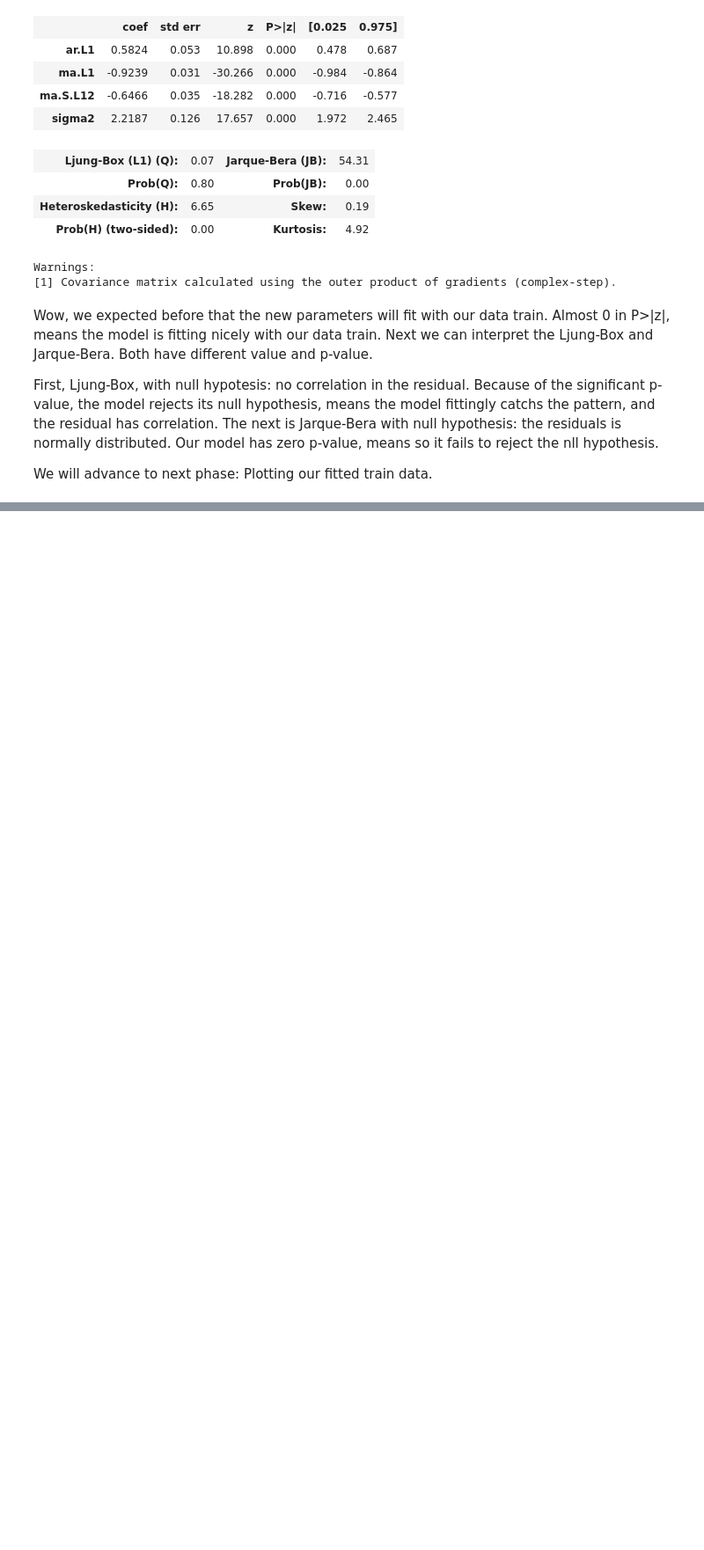
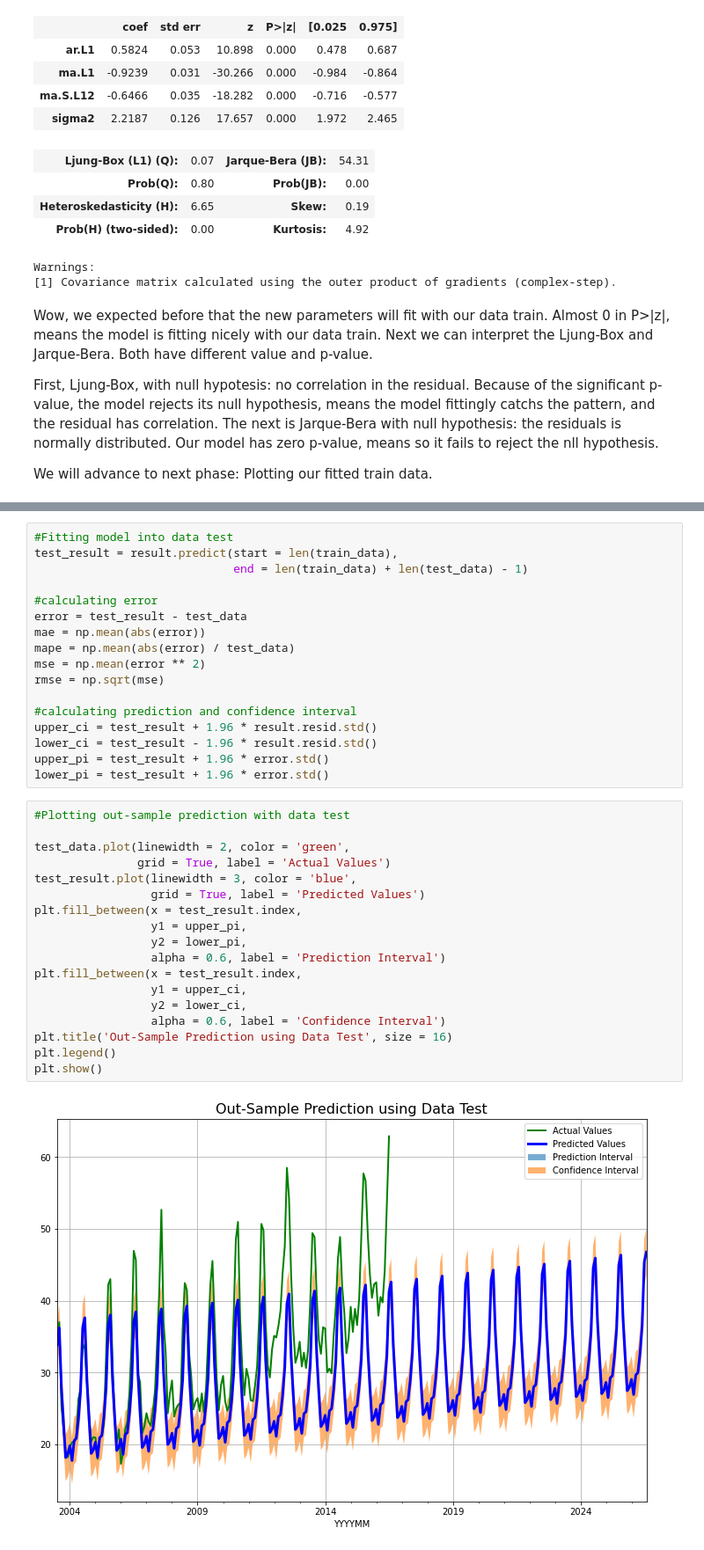
Before and after one commit to hanafication/data_analysis, a Jupyter notebook: timeseries_analysis/Seasonal_ARIMA/Carbon.ipynb, the cells around one changed output, grey strips where cells are left out. Shown at 88% size. Cells and saved outputs as stored; diff of their text form; blank space fills up the shorter version.

```diff
--- a/timeseries_analysis/Seasonal_ARIMA/Carbon.ipynb
+++ b/timeseries_analysis/Seasonal_ARIMA/Carbon.ipynb
@@ -448,0 +475,37 @@ plt.show()
+# %%
+#Fitting model into data test
+test_result = result.predict(start = len(train_data),
+                             end = len(train_data) + len(test_data) - 1)
+
+#calculating error
+error = test_result - test_data
+mae = np.mean(abs(error))
+mape = np.mean(abs(error) / test_data)
+mse = np.mean(error ** 2)
+rmse = np.sqrt(mse)
+
+#calculating prediction and confidence interval
+upper_ci = test_result + 1.96 * result.resid.std()
+lower_ci = test_result - 1.96 * result.resid.std()
+upper_pi = test_result + 1.96 * error.std()
+lower_pi = test_result + 1.96 * error.std()
+# %%
+#Plotting out-sample prediction with data test
+
+test_data.plot(linewidth = 2, color = 'green',
+               grid = True, label = 'Actual Values')
+test_result.plot(linewidth = 3, color = 'blue',
+                 grid = True, label = 'Predicted Values')
+plt.fill_between(x = test_result.index,
+                 y1 = upper_pi,
+                 y2 = lower_pi,
+                 alpha = 0.6, label = 'Prediction Interval')
+plt.fill_between(x = test_result.index,
+                 y1 = upper_ci,
+                 y2 = lower_ci,
+                 alpha = 0.6, label = 'Confidence Interval')
+plt.title('Out-Sample Prediction using Data Test', size = 16)
+plt.legend()
+plt.show()
+# %% [output]
+[figure, added]
```
Also changed, not shown: parts of 20 cells of this notebook.
